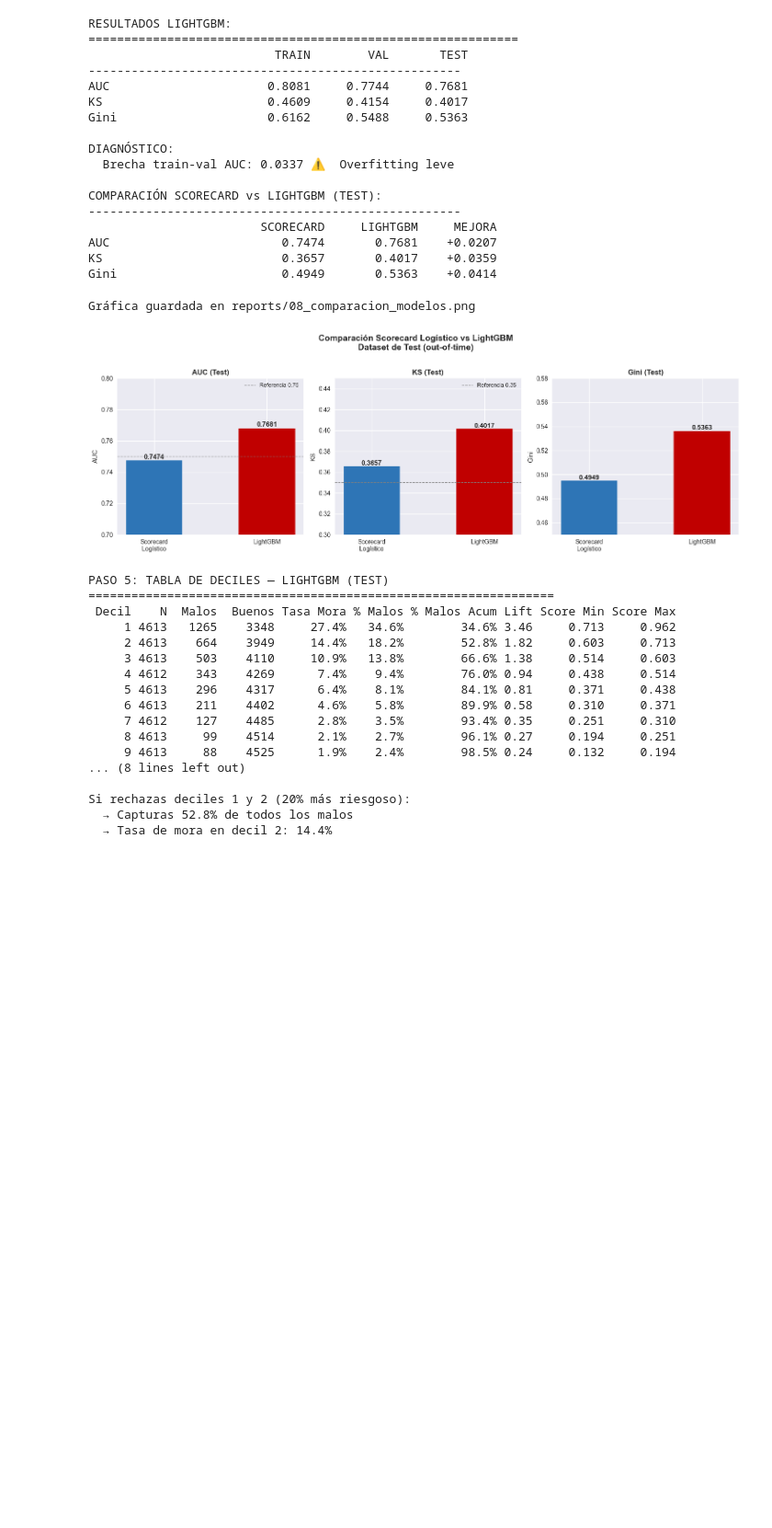
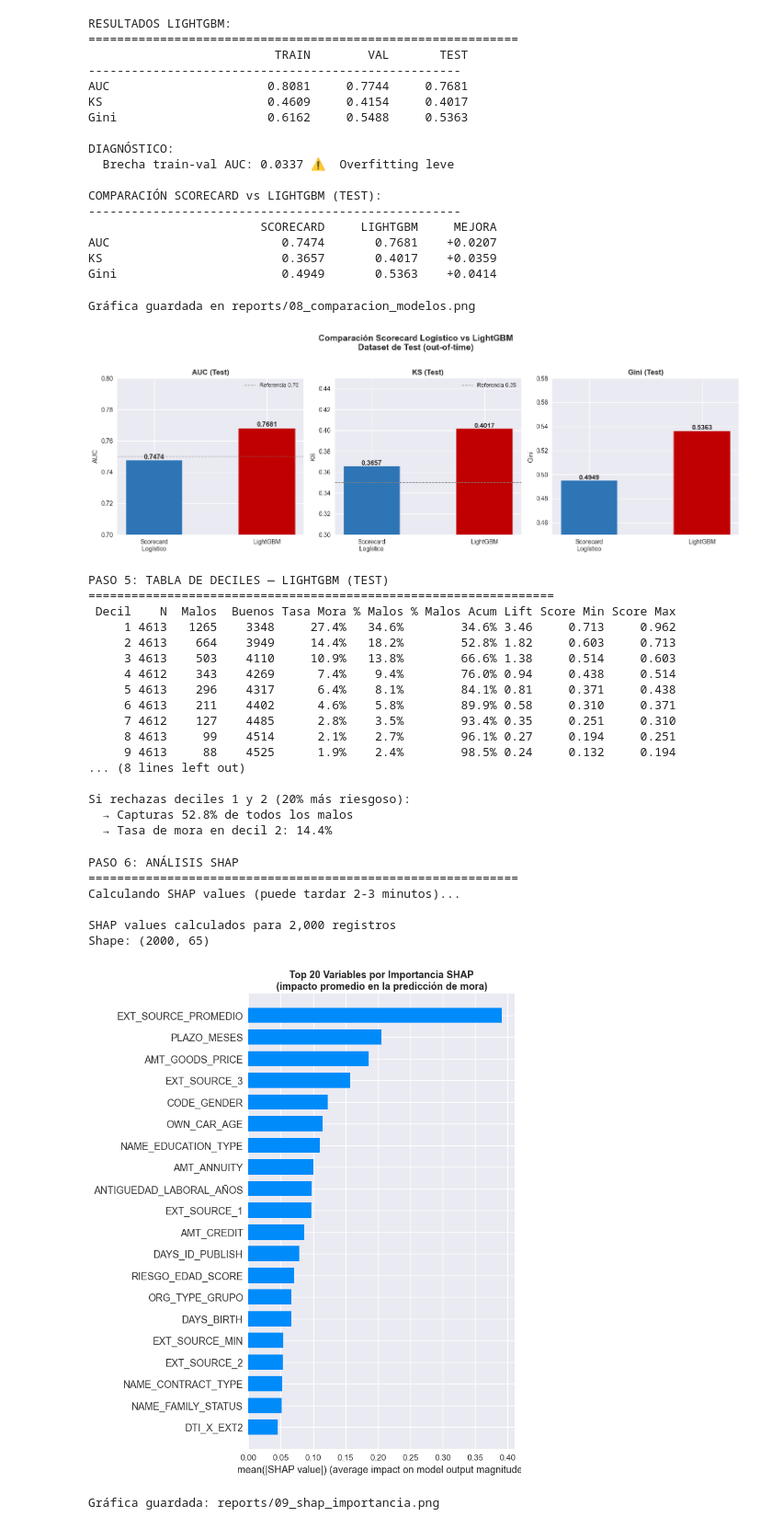
Before and after one commit to MarinoSB577/credit-risk-scoring-ml, a Jupyter notebook: notebooks/03_modeling.ipynb, the cells around one changed output. Shown at 92% size. Drawn from its saved outputs; the diff is of its cells as text; code cells hidden in the pictures; blank space fills up the shorter version.

```diff
--- a/notebooks/03_modeling.ipynb
+++ b/notebooks/03_modeling.ipynb
@@ -644,3 +644,71 @@ PASO 5: TABLA DE DECILES — LIGHTGBM (TEST)
 Si rechazas deciles 1 y 2 (20% más riesgoso):
   → Capturas 52.8% de todos los malos
   → Tasa de mora en decil 2: 14.4%
+# %%
+# --- PASO 6: ANÁLISIS SHAP ---
+
+# SHAP (SHapley Additive exPlanations) explica
+# cuánto contribuye cada variable a cada predicción.
+#
+# Es la herramienta de explicabilidad más robusta:
+# - Explica predicciones individuales
+# - Muestra dirección del efecto (sube o baja el riesgo)
+# - Base matemática sólida (teoría de juegos)
+# - Requerimiento regulatorio implícito
+
+import shap
+
+print("PASO 6: ANÁLISIS SHAP")
+print("="*60)
+print("Calculando SHAP values (puede tardar 2-3 minutos)...")
+print()
+
+# Crear explainer para LightGBM
+explainer = shap.TreeExplainer(model_lgbm)
+
+# Calcular SHAP values en una muestra del test
+# (el dataset completo tardaría demasiado)
+np.random.seed(42)
+muestra_idx = np.random.choice(len(X_test), size=2000, replace=False)
+X_test_muestra = X_test.iloc[muestra_idx]
+
+shap_values = explainer.shap_values(X_test_muestra)
+
+# Para clasificación binaria LightGBM devuelve
+# lista de dos arrays [clase_0, clase_1]
+# Tomamos los valores de la clase 1 (mora)
+if isinstance(shap_values, list):
+    shap_vals = shap_values[1]
+else:
+    shap_vals = shap_values
+
+print(f"SHAP values calculados para {len(X_test_muestra):,} registros")
+print(f"Shape: {shap_vals.shape}")
+print()
+
+# ── GRÁFICA 1: IMPORTANCIA GLOBAL (SHAP) ──────────────────
+plt.figure(figsize=(10, 8))
+shap.summary_plot(
+    shap_vals,
+    X_test_muestra,
+    plot_type="bar",
+    max_display=20,
+    show=False
+)
+plt.title("Top 20 Variables por Importancia SHAP\n"
+          "(impacto promedio en la predicción de mora)",
+          fontsize=13, fontweight='bold')
+plt.tight_layout()
+plt.savefig('reports/09_shap_importancia.png',
+            dpi=150, bbox_inches='tight')
+plt.show()
+print("Gráfica guardada: reports/09_shap_importancia.png")
+# %% [output]
+PASO 6: ANÁLISIS SHAP
+============================================================
+Calculando SHAP values (puede tardar 2-3 minutos)...
+
+SHAP values calculados para 2,000 registros
+Shape: (2000, 65)
+[figure, added]
+Gráfica guardada: reports/09_shap_importancia.png
```
Also changed, not shown: parts of 3 cells of this notebook, 1 other file.
